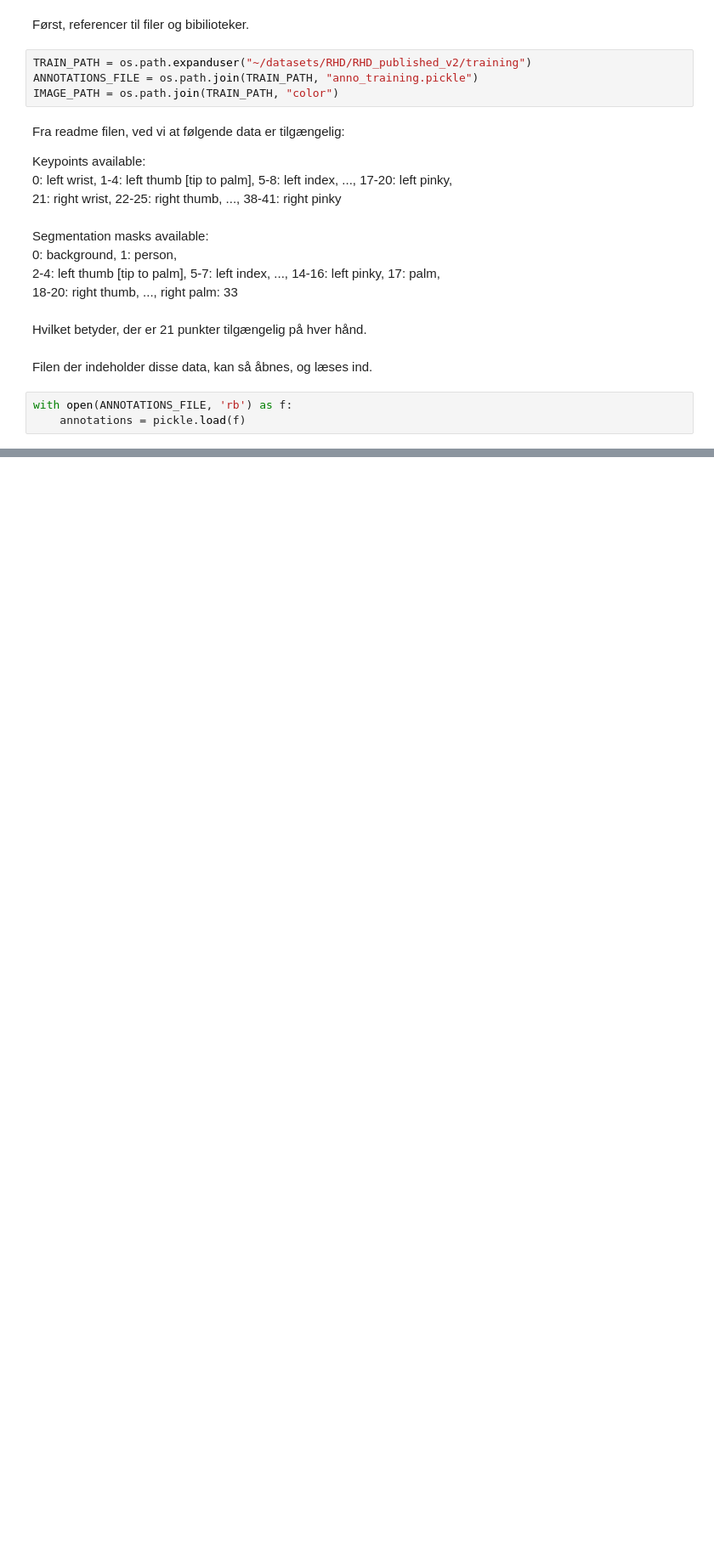
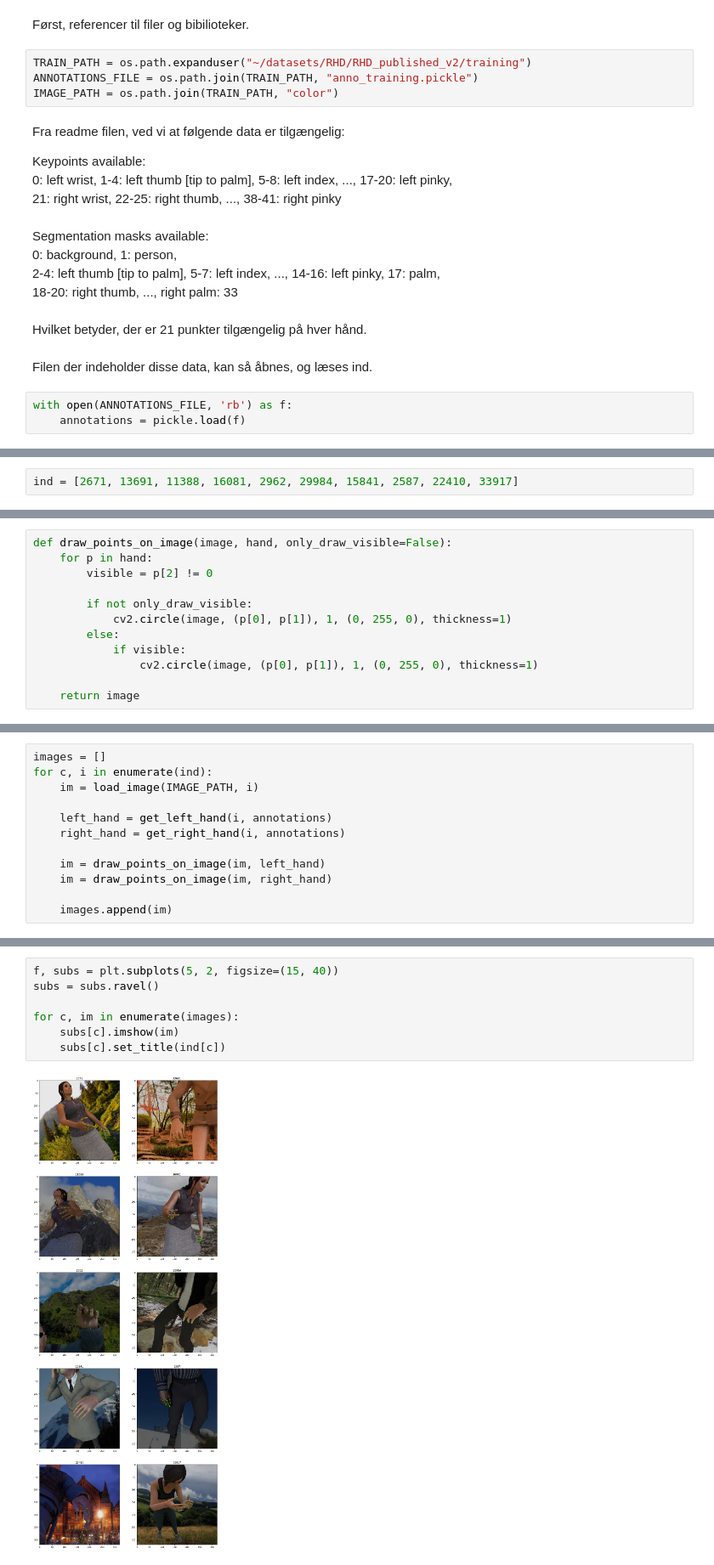
Before and after one commit to ClausHolmgaard/SVPGestureRec, a Jupyter notebook: Notebooks/RHD Exploration.ipynb, the cells around one changed output, grey strips where cells are left out. Shown at 85% size. Drawn from its saved outputs; the diff is of its cells as text; blank space fills up the shorter version.

```diff
--- a/Notebooks/RHD Exploration.ipynb
+++ b/Notebooks/RHD Exploration.ipynb
@@ -32,0 +45,2 @@ with open(ANNOTATIONS_FILE, 'rb') as f:
+# %%
+ind = [2671, 13691, 11388, 16081, 2962, 29984, 15841, 2587, 22410, 33917]
@@ -32,0 +49,12 @@ with open(ANNOTATIONS_FILE, 'rb') as f:
+# %%
+def draw_points_on_image(image, hand, only_draw_visible=False):
+    for p in hand:
+        visible = p[2] != 0
+
+        if not only_draw_visible:
+            cv2.circle(image, (p[0], p[1]), 1, (0, 255, 0), thickness=1)
+        else:
+            if visible:
+                cv2.circle(image, (p[0], p[1]), 1, (0, 255, 0), thickness=1)
+
+    return image
@@ -32,0 +63,12 @@ with open(ANNOTATIONS_FILE, 'rb') as f:
+# %%
+images = []
+for c, i in enumerate(ind):
+    im = load_image(IMAGE_PATH, i)
+
+    left_hand = get_left_hand(i, annotations)
+    right_hand = get_right_hand(i, annotations)
+
+    im = draw_points_on_image(im, left_hand)
+    im = draw_points_on_image(im, right_hand)
+
+    images.append(im)
@@ -32,0 +77,9 @@ with open(ANNOTATIONS_FILE, 'rb') as f:
+# %%
+f, subs = plt.subplots(5, 2, figsize=(15, 40))
+subs = subs.ravel()
+
+for c, im in enumerate(images):
+    subs[c].imshow(im)
+    subs[c].set_title(ind[c])
+# %% [output]
+[figure, added]
```
Also changed, not shown: parts of 7 cells of this notebook, 10 other files.
